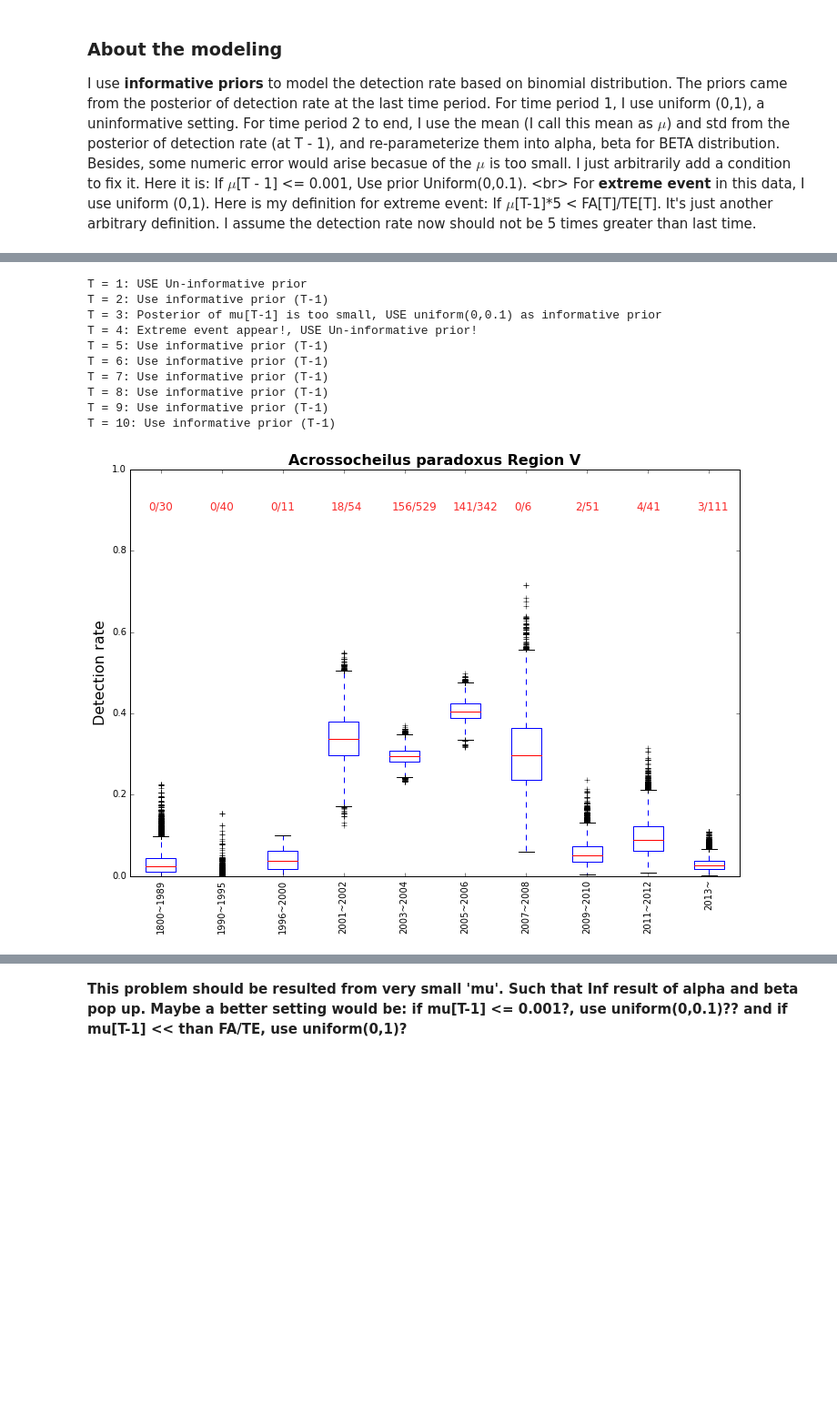
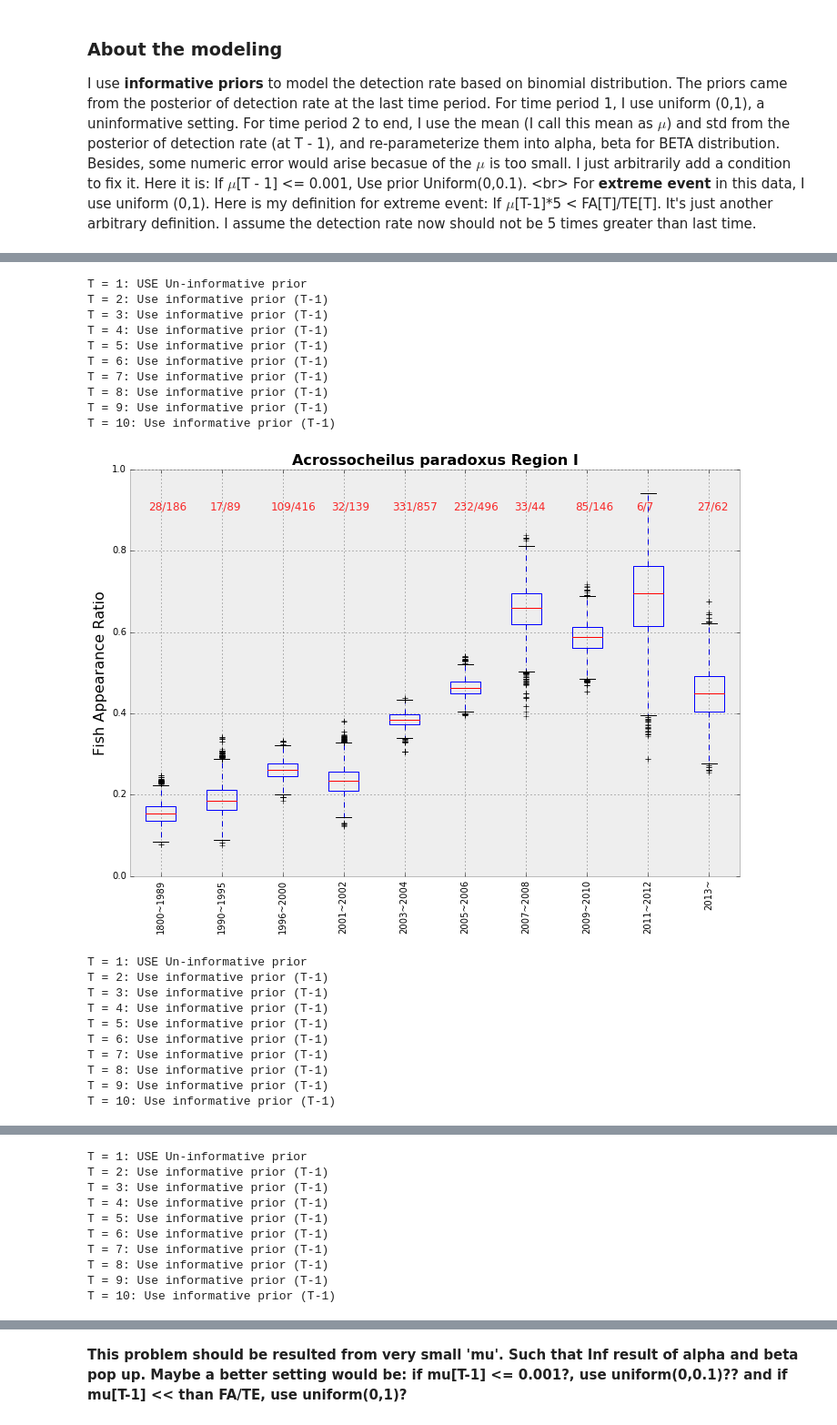
Before and after one commit to even311379/NaitiveInvasiveFish, a Jupyter notebook: NIFWFA.ipynb, the cells around one changed output, grey strips where cells are left out. Shown at 91% size. Saved outputs shown, nothing was run; the diff lists cells and outputs as text; code cells hidden in the pictures; blank space fills up the shorter version.

Commit message:
Add files via upload
Custom themes and finish the plot

```diff
--- a/NIFWFA.ipynb
+++ b/NIFWFA.ipynb
@@ -28,6 +28,8 @@ from selenium import webdriver
 from selenium.webdriver.firefox.firefox_binary import FirefoxBinary
 import time
 import vincent, json
+
+plt.style.use('bmh')
 # %% [markdown]
 Roses are <span style="color:red">red</span>, violets are <span style="color:blue">blue</span>.
 Roses are <span style="color:red; font-family:Georgia; font-size:2em;">red.</span>
@@ -196,7 +198,7 @@ ref: http://nbviewer.jupyter.org/github/CamDavidsonPilon/Probabilistic-Programmi
 # %%
 import pymc3 as pm
 
-def posterior_FA_ratio( FA, TE,alpha=1,beta=1,U=False,UL=[0,1], samples = 20000):
+def posterior_FA_ratio( FA, TE,alpha=1,beta=1,U=False,UL=[0,1], samples = 10000):
     N = TE
     with pm.Model() as model:
         if U == True:
@@ -230,12 +234,16 @@ def Run_N_Show(FA,TE,Name):
             OFAR.append(posterior_FA_ratio(FA[i],TE[i]))
         else:
             a,b = beta_with_fixed_mu_sd(OFAR[i-1].mean(),OFAR[i-1].std())
-            if OFAR[i-1].mean()<=0.001:
-                print('T = '+str(i+1)+': Posterior of mu[T-1] is too small, USE uniform(0,0.1) as informative prior')
+
+            if OFAR[i-1].mean()*10 < FA[i]/TE[i] and TE[i]>10:
+                print('T = '+str(i+1)+': Extreme event appear! mu:'+str(round(OFAR[i-1].mean(),3))+' VS FA/TE: '+str(round(FA[i]/TE[i],3))+', USE Un-informative prior!')
+                OFAR.append(posterior_FA_ratio(FA[i],TE[i],alpha=1,beta=1))
+            elif OFAR[i-1].mean() > 0.1 and OFAR[i-1].mean()*0.1 > FA[i]/TE[i] +0.001 and TE[i]>10:
+                print('T = '+str(i+1)+': Extreme event appear! mu:'+str(round(OFAR[i-1].mean(),3))+' VS FA/TE: '+str(round(FA[i]/TE[i],3))+', USE Un-informative prior!')
+                OFAR.append(posterior_FA_ratio(FA[i],TE[i],alpha=1,beta=1))
+            elif OFAR[i-1].mean()<=0.001:
+                print('T = '+str(i+1)+': Posterior of mu[T-1] is too small, USE uniform(0,0.05) as informative prior')
                 OFAR.append(posterior_FA_ratio(FA[i],TE[i],U=True,UL=(0,0.1)))
-            elif OFAR[i-1].mean()*5 < FA[i]/TE[i]:
-                print('T = '+str(i+1)+': Extreme event appear!, USE Un-informative prior!')
-                OFAR.append(posterior_FA_ratio(FA[i],TE[i],alpha=1,beta=1))
             else:
                 print('T = '+str(i+1)+': Use informative prior (T-1)')
                 OFAR.append(posterior_FA_ratio(FA[i],TE[i],alpha=a,beta=b))
@@ -249,5 +257,6 @@ def Run_N_Show(FA,TE,Name):
     for i in range(10):
         plt.text(0.8+i,0.9,str(FA[i])+'/'+str(TE[i]),fontsize=12,color='#F92727')
     plt.ylim(0,1)
-    plt.ylabel('Detection rate',fontsize=16)
+    plt.ylabel('Fish Appearance Ratio',fontsize=16)
     plt.show()
+    return DD
@@ -310,14 +263,27 @@ T = 10: Use informative prior (T-1)
-# %%
-Run_N_Show(Ap.iloc[8],Ap.iloc[9],'Acrossocheilus paradoxus Region V')
-# %% [output]
-T = 1: USE Un-informative prior
-T = 2: Use informative prior (T-1)
-T = 3: Posterior of mu[T-1] is too small, USE uniform(0,0.1) as informative prior
-T = 4: Extreme event appear!, USE Un-informative prior!
-T = 5: Use informative prior (T-1)
-T = 6: Use informative prior (T-1)
-T = 7: Use informative prior (T-1)
-T = 8: Use informative prior (T-1)
-T = 9: Use informative prior (T-1)
-T = 10: Use informative prior (T-1)
-[figure, removed]
+# %%
+Ap_DD = []
+for i,j in enumerate(['I','II','III','IV','V']):
+    Q=Run_N_Show(Ap.iloc[i*2],Ap.iloc[i*2+1],'Acrossocheilus paradoxus Region '+j)
+    Ap_DD.append(Q)
+# %% [output]
+T = 1: USE Un-informative prior
+T = 2: Use informative prior (T-1)
+T = 3: Use informative prior (T-1)
+T = 4: Use informative prior (T-1)
+T = 5: Use informative prior (T-1)
+T = 6: Use informative prior (T-1)
+T = 7: Use informative prior (T-1)
+T = 8: Use informative prior (T-1)
+T = 9: Use informative prior (T-1)
+T = 10: Use informative prior (T-1)
+[figure, added]
+T = 1: USE Un-informative prior
+T = 2: Use informative prior (T-1)
+T = 3: Use informative prior (T-1)
+T = 4: Use informative prior (T-1)
+T = 5: Use informative prior (T-1)
+T = 6: Use informative prior (T-1)
+T = 7: Use informative prior (T-1)
+T = 8: Use informative prior (T-1)
+T = 9: Use informative prior (T-1)
+T = 10: Use informative prior (T-1)
@@ -323,0 +291,10 @@ T = 10: Use informative prior (T-1)
+T = 1: USE Un-informative prior
+T = 2: Use informative prior (T-1)
+T = 3: Use informative prior (T-1)
+T = 4: Use informative prior (T-1)
+T = 5: Use informative prior (T-1)
+T = 6: Use informative prior (T-1)
+T = 7: Use informative prior (T-1)
+T = 8: Use informative prior (T-1)
+T = 9: Use informative prior (T-1)
+T = 10: Use informative prior (T-1)
```
Also changed, not shown: parts of 18 cells of this notebook.
